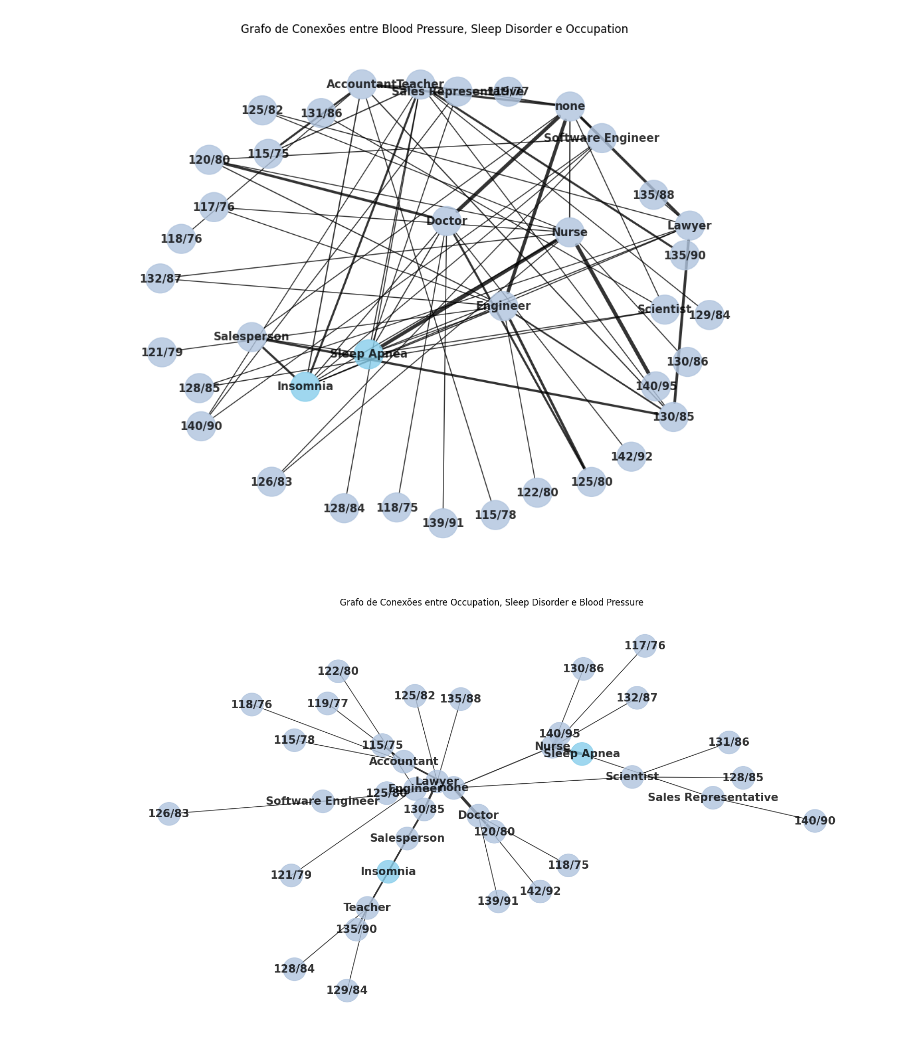
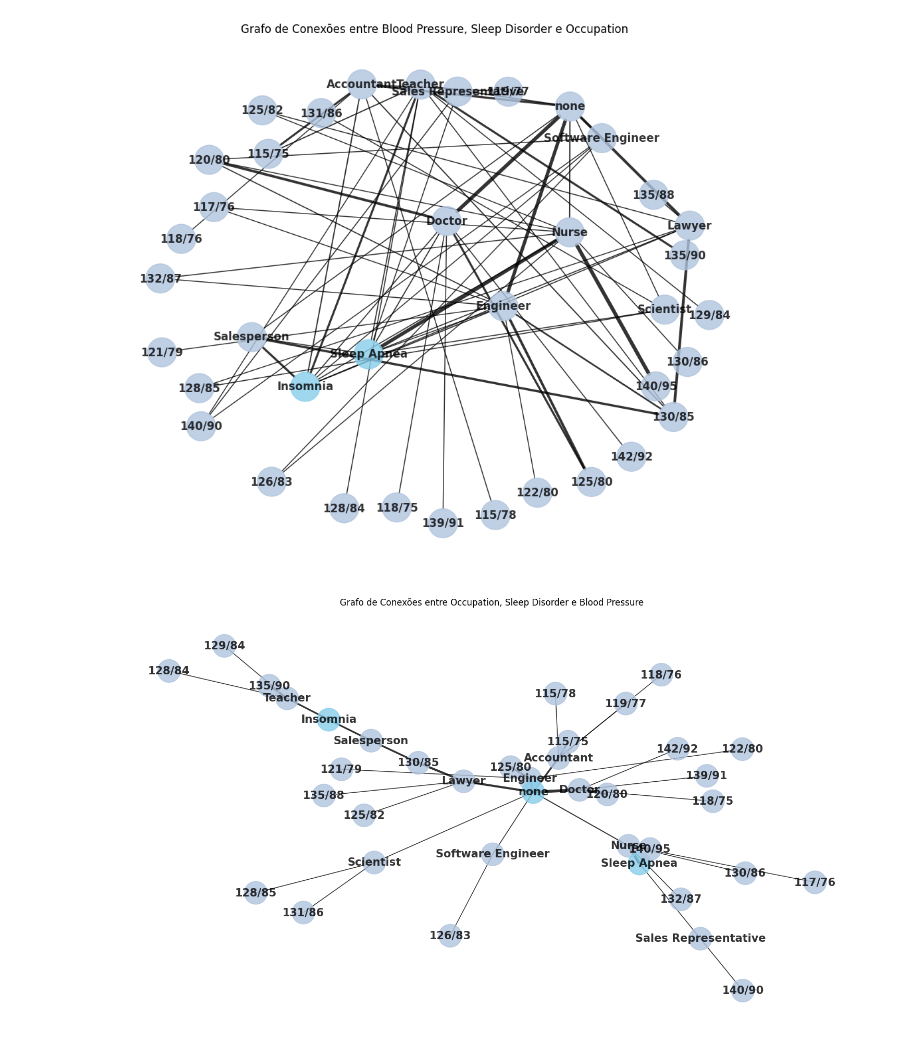
Before and after one commit to Letolsilva/AEDS-Graph-analysis-and-Sleep-disorders, a Jupyter notebook: grafos2.ipynb, the cells around one changed output. Saved outputs shown, nothing was run; the diff lists cells and outputs as text; code cells hidden in the pictures.

```diff
--- a/grafos2.ipynb
+++ b/grafos2.ipynb
@@ -53,70 +54,70 @@ plt.show()
 # %% [output]
 [figure]
 # %%
-#Disturbios e pressão com ocupação
-grafoInitial = nx.Graph()
+#Ocupação conectados com disturbios e pressão
+grafoBase = nx.Graph()
 
 edges = list(zip(dataBase['Occupation'], dataBase['Sleep Disorder']))
 edges += list(zip(dataBase['Occupation'], dataBase['Blood Pressure']))
 
-grafoInitial.add_nodes_from(dataBase['Occupation'])
-grafoInitial.add_nodes_from(dataBase['Sleep Disorder'])
-grafoInitial.add_nodes_from(dataBase['Blood Pressure'])
+grafoBase.add_nodes_from(dataBase['Occupation'])
+grafoBase.add_nodes_from(dataBase['Sleep Disorder'])
+grafoBase.add_nodes_from(dataBase['Blood Pressure'])
 
 countPeople = {}
 for edge in edges:
     countPeople[edge] = countPeople.get(edge, 0) + 1
 
 for edge, count in countPeople.items():
-    grafoInitial.add_edge(edge[0], edge[1], weight=count)
+    grafoBase.add_edge(edge[0], edge[1], weight=count)
 
-edge_weights = [grafoInitial[u][v]['weight'] for u, v in grafoInitial.edges()]
+edge_weights = [grafoBase[u][v]['weight'] for u, v in grafoBase.edges()]
 max_weight = max(edge_weights)
 edge_widths = [1 + 3 * (weight / max_weight) for weight in edge_weights]
 
 plt.figure(figsize=(10, 8))
-pos = nx.fruchterman_reingold_layout(grafoInitial, k=5)
-node_colors= ['skyblue' if node in ['Insomnia', 'Sleep Apnea', 'None'] else 'lightsteelblue' for node in grafoInitial.nodes()]
-nx.draw(grafoInitial, pos, with_labels=True, node_color=node_colors, node_size=1000, font_weight='bold', font_size=12, alpha=0.8, width=edge_widths, edge_color='black', arrows=True)
+pos = nx.fruchterman_reingold_layout(grafoBase, k=5)
+node_colors= ['skyblue' if node in ['Insomnia', 'Sleep Apnea', 'None'] else 'lightsteelblue' for node in grafoBase.nodes()]
+nx.draw(grafoBase, pos, with_labels=True, node_color=node_colors, node_size=1000, font_weight='bold', font_size=12, alpha=0.8, width=edge_widths, edge_color='black', arrows=True)
 plt.title('Grafo de Conexões entre Blood Pressure, Sleep Disorder e Occupation')
 plt.show()
 # %% [output]
 [figure]
 # %%
-# Arvore geradora maxima
-grafoMST = nx.Graph()
+# Árvore de abragência máxima 1
+grafoBase = nx.Graph()
 
 edges = list(zip(dataBase['Occupation'], dataBase['Sleep Disorder']))
 edges += list(zip(dataBase['Occupation'], dataBase['Blood Pressure']))
 
-grafoMST.add_nodes_from(dataBase['Occupation'])
-grafoMST.add_nodes_from(dataBase['Sleep Disorder'])
-grafoMST.add_nodes_from(dataBase['Blood Pressure'])
+grafoBase.add_nodes_from(dataBase['Occupation'])
+grafoBase.add_nodes_from(dataBase['Sleep Disorder'])
+grafoBase.add_nodes_from(dataBase['Blood Pressure'])
 
 countPeople = {}
 # Adiciona pesos às arestas
 for edge in edges:
     countPeople[edge] = countPeople.get(edge, 0) + 1
 
 for edge, count in countPeople.items():
-    grafoMST.add_edge(edge[0], edge[1], weight=count)
+    grafoBase.add_edge(edge[0], edge[1], weight=count)
 
 
 # Criação da árvore maxima de abrangência
-treeGeral = nx.maximum_spanning_tree(grafoMST, weight='weight', algorithm='kruskal')
+treeGeral = nx.maximum_spanning_tree(grafoBase, weight='weight', algorithm='kruskal')
 
 
 # Visualização da MST
 edge_weights = [treeGeral[u][v]['weight'] for u, v in treeGeral.edges()]
 max_weight = max(edge_weights)
 edge_widths = [1 + 3 * (weight / max_weight) for weight in edge_weights]
 
-node_colors= ['skyblue' if node in ['Insomnia', 'Sleep Apnea', 'None'] else 'lightsteelblue' for node in treeGeral.nodes()]
+node_colors= ['skyblue' if node in ['Insomnia', 'Sleep Apnea', 'none'] else 'lightsteelblue' for node in treeGeral.nodes()]
 plt.figure(figsize=(15, 8))
 pos = nx.fruchterman_reingold_layout(treeGeral, k=7)
 nx.draw(treeGeral, with_labels=True, node_color=node_colors, node_size=1000, font_weight='bold', font_size=15, alpha=0.8, width=edge_widths, edge_color='black', font_color='black')
 plt.title('Grafo de Conexões entre Occupation, Sleep Disorder e Blood Pressure')
 plt.show()
 # %% [output]
-[figure, old version]
+[figure, new version]
 # %%
```
Also changed, not shown: parts of 9 cells of this notebook.
